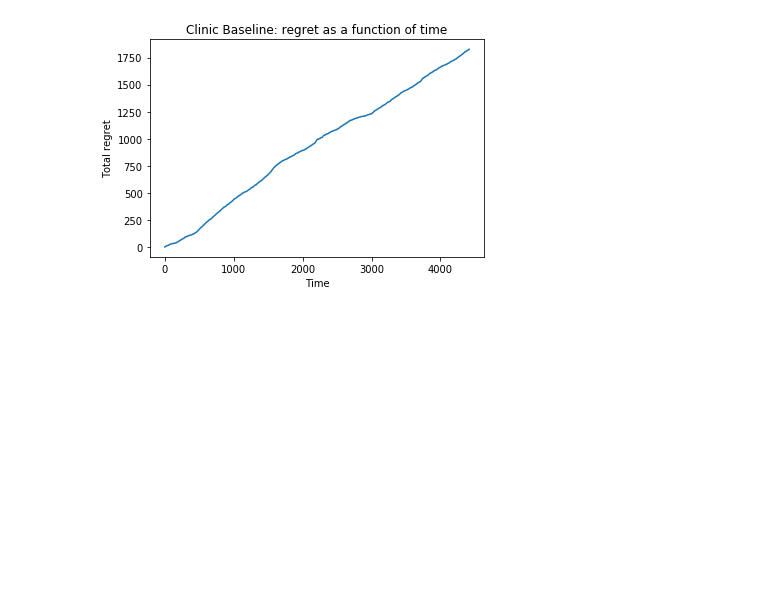
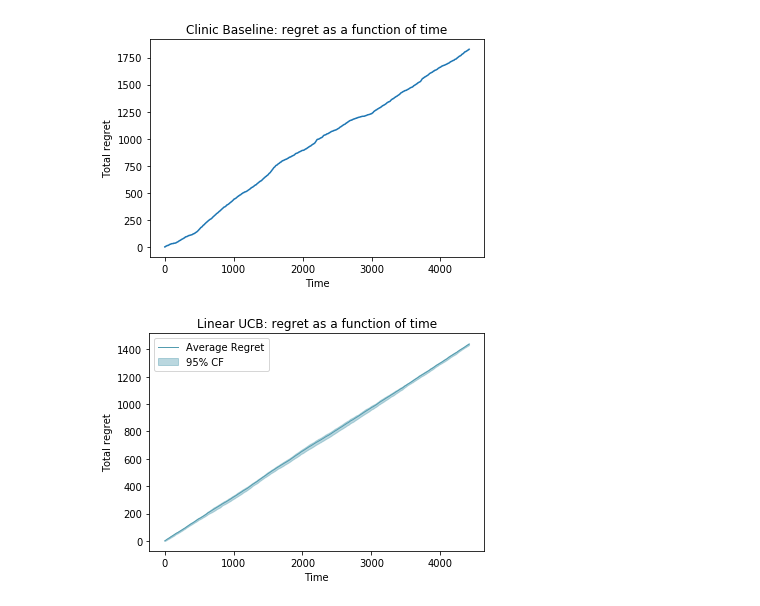
Before and after one commit to mrlsdvd/warfarin-dose-estimation, a Jupyter notebook: notebooks/baseline_comparison.ipynb, the cells around one changed output. Cells and saved outputs as stored; diff of their text form; code cells hidden in the pictures; blank space fills up the shorter version.

```diff
--- a/notebooks/baseline_comparison.ipynb
+++ b/notebooks/baseline_comparison.ipynb
@@ -83,3 +84,37 @@ plt.show()
 # %% [output]
 Fraction of correct decisions: 0.649083088068825
 [figure]
+# %%
+# Linear UCB Model
+linear_UCB = LinearUCB(num_arms=3, alpha=0.5)
+linear_UCB_features = linear_UCB.get_features(data)
+
+num_examples = linear_UCB_features.values[~np.isnan(linear_UCB_features).any(axis=1)].shape[0]
+linear_UCB_regret = np.zeros((10, num_examples+1))
+linear_UCB_incorrect = np.zeros((10, int(np.ceil(num_examples/100.0)+1)))
+
+for i in range(10):
+    cur_linear_UCB_regret, cur_linear_UCB_incorrect = linear_UCB.train(linear_UCB_features.values[~np.isnan(linear_UCB_features).any(axis=1)], targets.values[~np.isnan(linear_UCB_features).any(axis=1)])
+    linear_UCB_regret[i] = np.array(cur_linear_UCB_regret)
+    linear_UCB_incorrect[i] = np.array(cur_linear_UCB_incorrect)
+# %%
+mean_linear_UCB_regret = np.zeros((num_examples+1,))
+lower_bound_linear_UCB_regret = np.zeros((num_examples+1,))
+upper_bound_linear_UCB_regret = np.zeros((num_examples+1,))
+
+for i in range(linear_UCB_regret.shape[1]):
+    mean, lower_bound, upper_bound = mean_confidence_interval(linear_UCB_regret[:,i], confidence=0.95)
+    mean_linear_UCB_regret[i] = mean
+    lower_bound_linear_UCB_regret[i] = lower_bound
+    upper_bound_linear_UCB_regret[i] = upper_bound
+
+plt.clf()
+plt.plot(range(mean_linear_UCB_regret.shape[0]), mean_linear_UCB_regret, lw=1, color='#539caf', alpha=1, label="Average Regret")
+plt.fill_between(range(lower_bound_linear_UCB_regret.shape[0]), lower_bound_linear_UCB_regret, upper_bound_linear_UCB_regret, color='#539caf', alpha=0.4, label="95% CF")
+plt.title("Linear UCB: regret as a function of time")
+plt.xlabel("Time")
+plt.ylabel("Total regret")
+plt.legend()
+plt.show()
+# %% [output]
+[figure, added]
```
Also changed, not shown: parts of 7 cells of this notebook, 4 other files.
